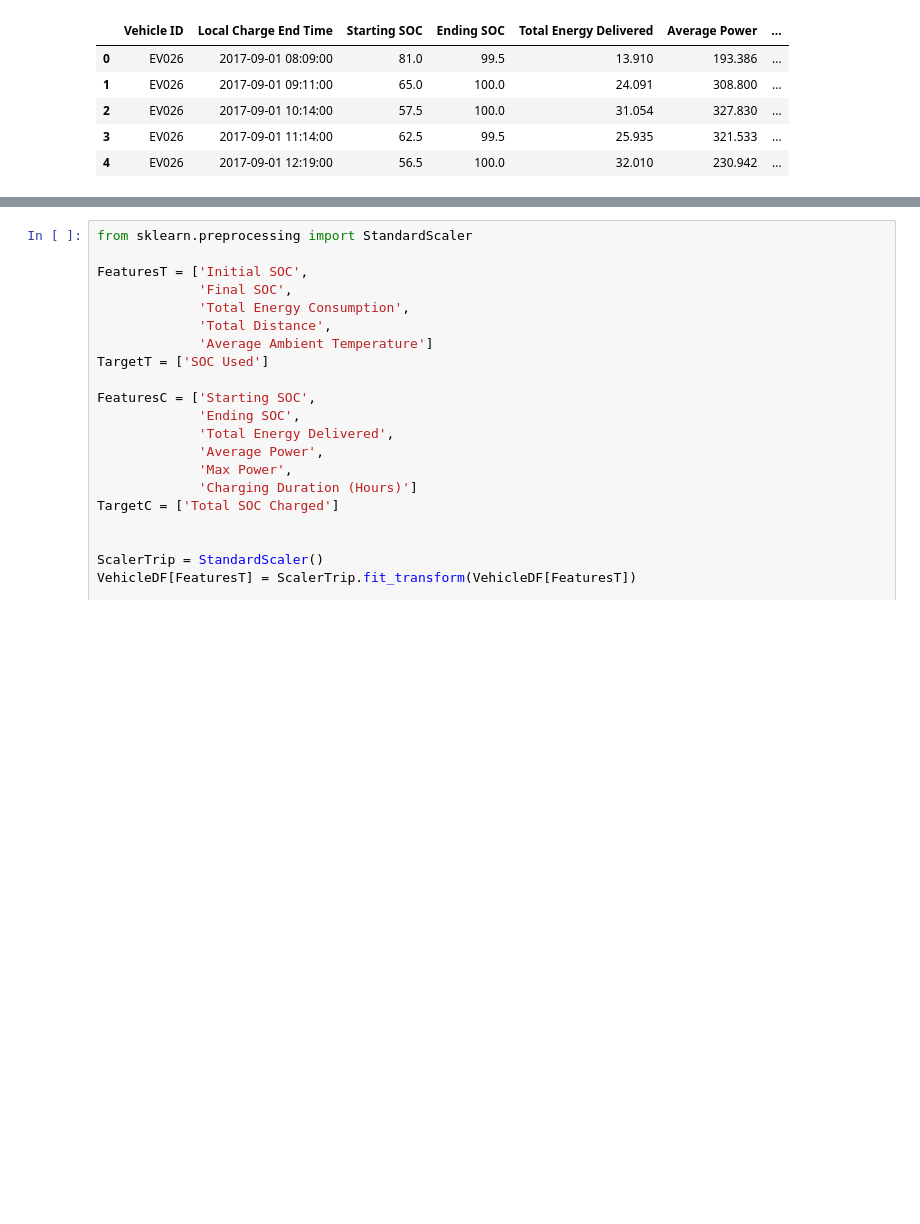
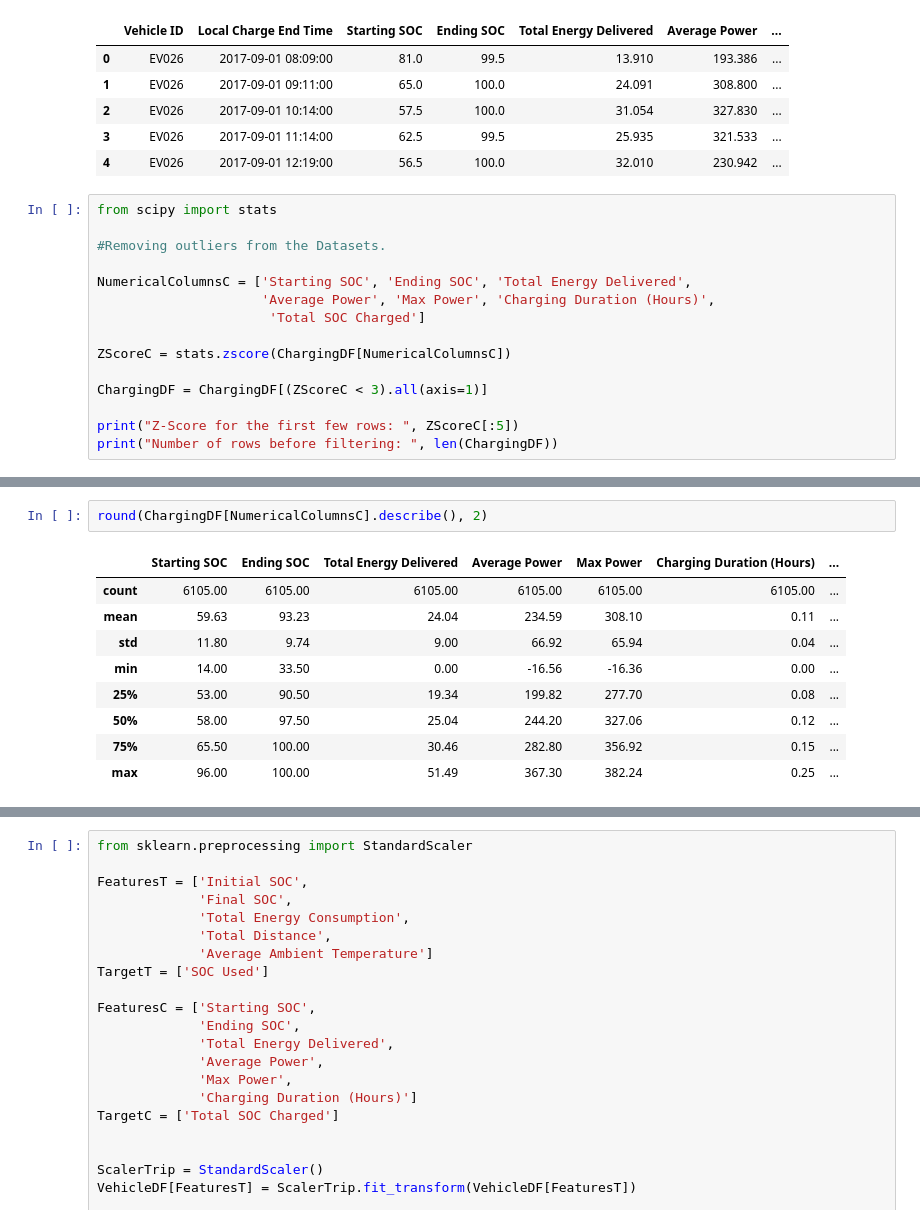
Before and after one commit to MShoaibManzoor/Advanced-Research, a Jupyter notebook: main.ipynb, the cells around one changed output, grey strips where cells are left out. Cells and saved outputs as stored; diff of their text form; blank space fills up the shorter version.

```diff
--- a/main.ipynb
+++ b/main.ipynb
@@ -125,3 +125,18 @@ ChargingDF.head(5)
 | 2 | EV026 | 2017-09-01 10:14:00 | 57.5 | 100.0 | 31.054 | 327.830 | ... |
 | 3 | EV026 | 2017-09-01 11:14:00 | 62.5 | 99.5 | 25.935 | 321.533 | ... |
 | 4 | EV026 | 2017-09-01 12:19:00 | 56.5 | 100.0 | 32.010 | 230.942 | ... |
+# %%
+from scipy import stats
+
+#Removing outliers from the Datasets.
+
+NumericalColumnsC = ['Starting SOC', 'Ending SOC', 'Total Energy Delivered',
+                     'Average Power', 'Max Power', 'Charging Duration (Hours)',
+                      'Total SOC Charged']
+
+ZScoreC = stats.zscore(ChargingDF[NumericalColumnsC])
+
+ChargingDF = ChargingDF[(ZScoreC < 3).all(axis=1)]
+
+print("Z-Score for the first few rows: ", ZScoreC[:5])
+print("Number of rows before filtering: ", len(ChargingDF))
@@ -127,0 +158,12 @@ ChargingDF.head(5)
+# %%
+round(ChargingDF[NumericalColumnsC].describe(), 2)
+# %% [output]
+|  | Starting SOC | Ending SOC | Total Energy Delivered | Average Power | Max Power | Charging Duration (Hours) | ... |
+| count | 6105.00 | 6105.00 | 6105.00 | 6105.00 | 6105.00 | 6105.00 | ... |
+| mean | 59.63 | 93.23 | 24.04 | 234.59 | 308.10 | 0.11 | ... |
+| std | 11.80 | 9.74 | 9.00 | 66.92 | 65.94 | 0.04 | ... |
+| min | 14.00 | 33.50 | 0.00 | -16.56 | -16.36 | 0.00 | ... |
+| 25% | 53.00 | 90.50 | 19.34 | 199.82 | 277.70 | 0.08 | ... |
+| 50% | 58.00 | 97.50 | 25.04 | 244.20 | 327.06 | 0.12 | ... |
+| 75% | 65.50 | 100.00 | 30.46 | 282.80 | 356.92 | 0.15 | ... |
+| max | 96.00 | 100.00 | 51.49 | 367.30 | 382.24 | 0.25 | ... |
```
Also changed, not shown: parts of 9 cells of this notebook.
